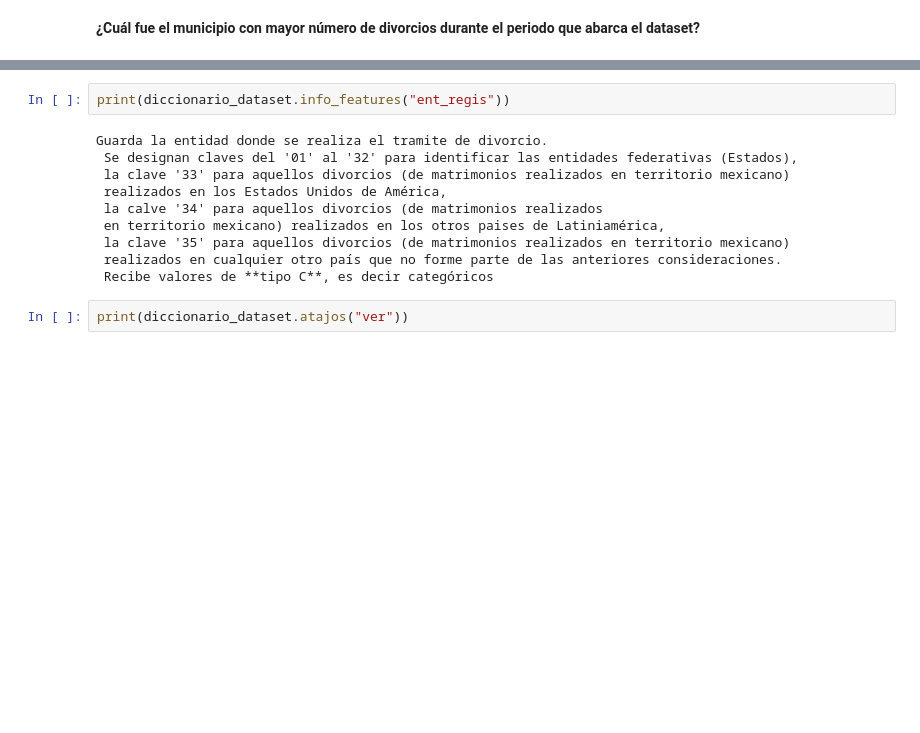
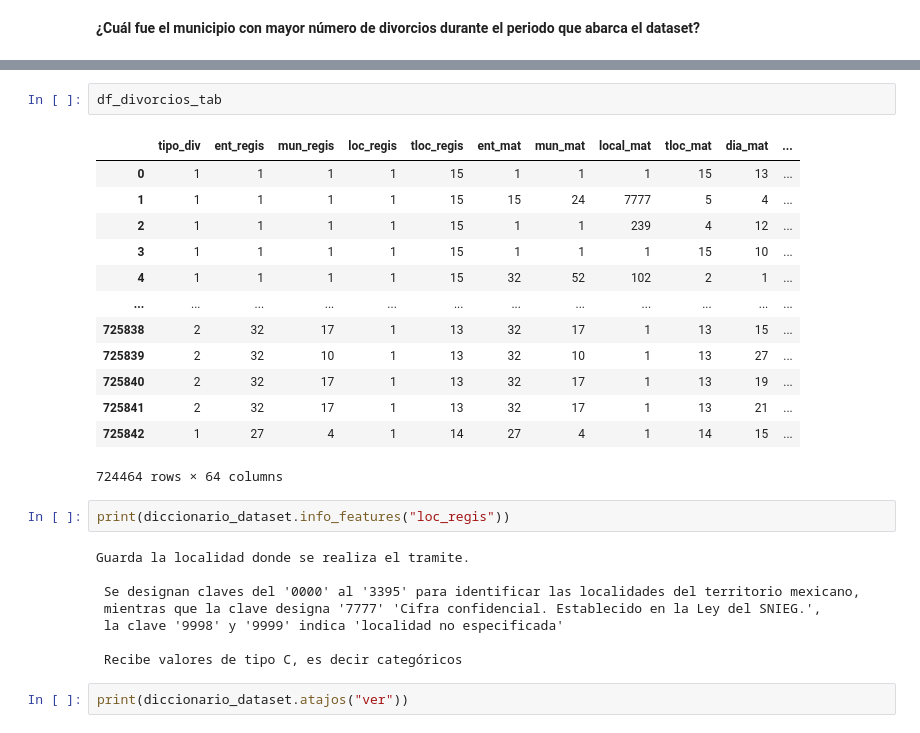
Before and after one commit to Ninigocancino/analisis_divorcios_mx, a Jupyter notebook: analisis_tabasco/EDA_Divorcios_Tabasco.ipynb, the cells around one changed output, grey strips where cells are left out. Drawn from its saved outputs; the diff is of its cells as text; blank space fills up the shorter version.

```diff
--- a/analisis_tabasco/EDA_Divorcios_Tabasco.ipynb
+++ b/analisis_tabasco/EDA_Divorcios_Tabasco.ipynb
@@ -546,15 +612,29 @@ De acuerdo a la data existente el año con mayo número de demandas de divorcios
+# %%
+df_divorcios_tab
+# %% [output]
+|  | tipo_div | ent_regis | mun_regis | loc_regis | tloc_regis | ent_mat | mun_mat | local_mat | tloc_mat | dia_mat | ... |
+| 0 | 1 | 1 | 1 | 1 | 15 | 1 | 1 | 1 | 15 | 13 | ... |
+| 1 | 1 | 1 | 1 | 1 | 15 | 15 | 24 | 7777 | 5 | 4 | ... |
+| 2 | 1 | 1 | 1 | 1 | 15 | 1 | 1 | 239 | 4 | 12 | ... |
+| 3 | 1 | 1 | 1 | 1 | 15 | 1 | 1 | 1 | 15 | 10 | ... |
+| 4 | 1 | 1 | 1 | 1 | 15 | 32 | 52 | 102 | 2 | 1 | ... |
+| ... | ... | ... | ... | ... | ... | ... | ... | ... | ... | ... | ... |
+| 725838 | 2 | 32 | 17 | 1 | 13 | 32 | 17 | 1 | 13 | 15 | ... |
+| 725839 | 2 | 32 | 10 | 1 | 13 | 32 | 10 | 1 | 13 | 27 | ... |
+| 725840 | 2 | 32 | 17 | 1 | 13 | 32 | 17 | 1 | 13 | 19 | ... |
+| 725841 | 2 | 32 | 17 | 1 | 13 | 32 | 17 | 1 | 13 | 21 | ... |
+| 725842 | 1 | 27 | 4 | 1 | 14 | 27 | 4 | 1 | 14 | 15 | ... |
+724464 rows × 64 columns
 # %%
-print(diccionario_dataset.info_features("ent_regis"))
+print(diccionario_dataset.info_features("loc_regis"))
 # %% [output]
-Guarda la entidad donde se realiza el tramite de divorcio.
- Se designan claves del '01' al '32' para identificar las entidades federativas (Estados),
- la clave '33' para aquellos divorcios (de matrimonios realizados en territorio mexicano)
- realizados en los Estados Unidos de América,
- la calve '34' para aquellos divorcios (de matrimonios realizados
- en territorio mexicano) realizados en los otros paises de Latiniamérica,
- la clave '35' para aquellos divorcios (de matrimonios realizados en territorio mexicano)
- realizados en cualquier otro país que no forme parte de las anteriores consideraciones.
- Recibe valores de **tipo C**, es decir categóricos
+Guarda la localidad donde se realiza el tramite.
+
+ Se designan claves del '0000' al '3395' para identificar las localidades del territorio mexicano,
+ mientras que la clave designa '7777' 'Cifra confidencial. Establecido en la Ley del SNIEG.',
+ la clave '9998' y '9999' indica 'localidad no especificada'
+
+ Recibe valores de tipo C, es decir categóricos
 # %%
 print(diccionario_dataset.atajos("ver"))
 # %% [output]
```
Also changed, not shown: parts of 5 cells of this notebook.
